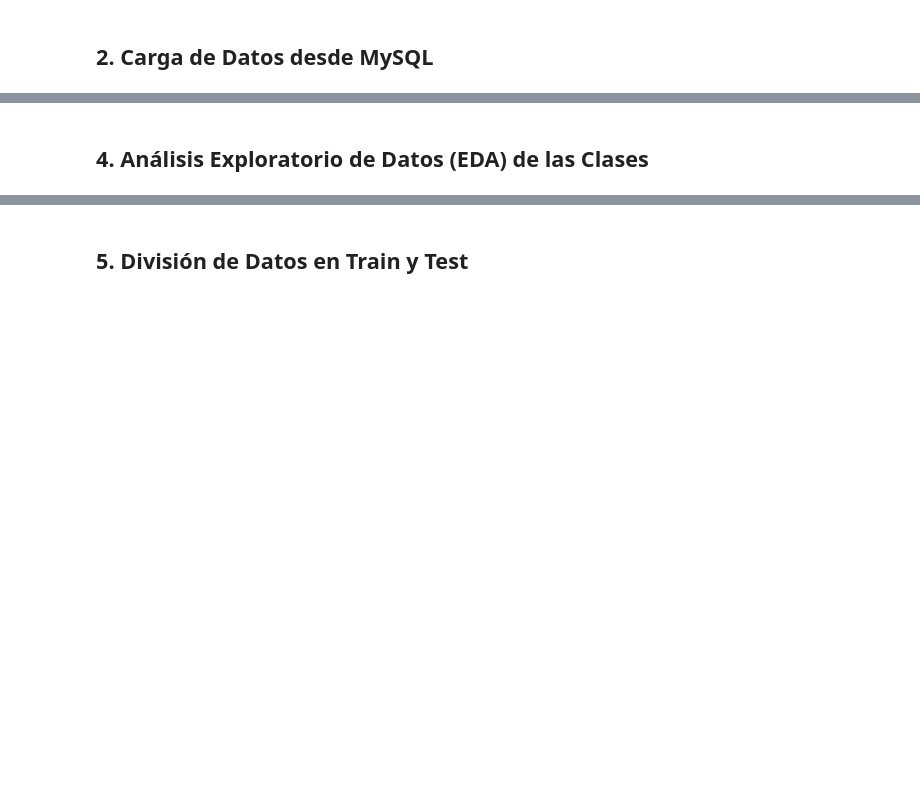
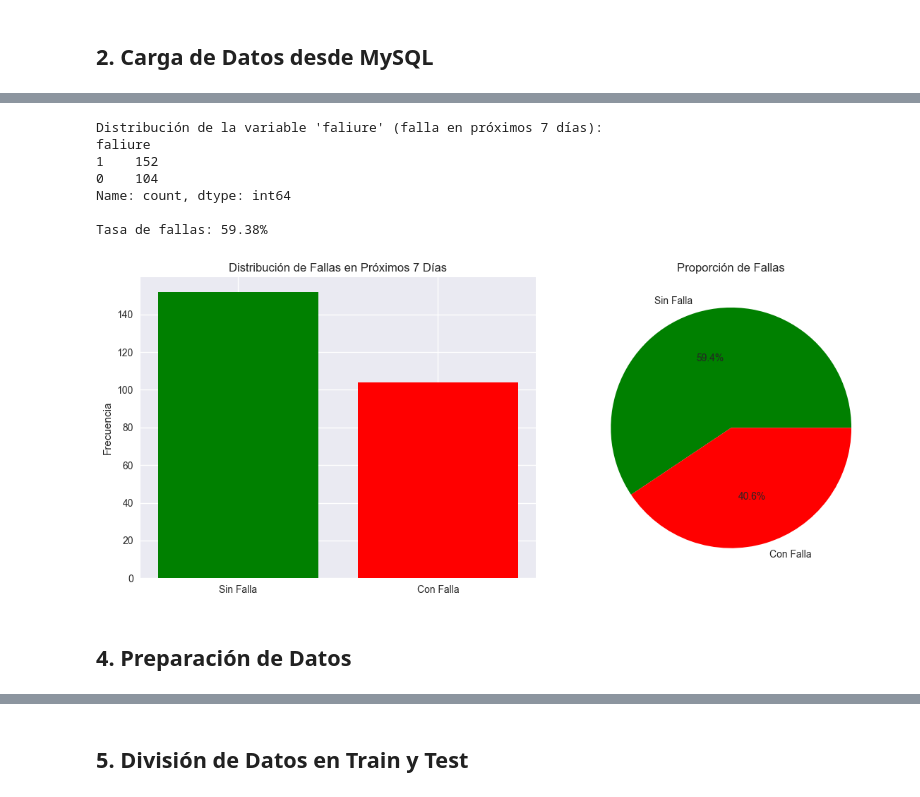
Before and after one commit to carlosrosan/palantir_webapp, a Jupyter notebook: Ingelearn_curso_mtto_predictivo/02_modelos_clasificacion.ipynb, the cells around one changed output, grey strips where cells are left out. Saved outputs shown, nothing was run; the diff lists cells and outputs as text; code cells hidden in the pictures; blank space fills up the shorter version.

```diff
--- a/Ingelearn_curso_mtto_predictivo/02_modelos_clasificacion.ipynb
+++ b/Ingelearn_curso_mtto_predictivo/02_modelos_clasificacion.ipynb
@@ -32,9 +41,6 @@ Librerías importadas correctamente
 # %% [markdown]
 ## 2. Carga de Datos desde MySQL
 # %%
-import mysql.connector
-from mysql.connector import Error
-
 # Configuración de la base de datos
 DB_CONFIG = {
     'host': '127.0.0.1',
@@ -52,6 +58,7 @@ def cargar_datos():
             query = """
             SELECT *
             FROM faliure_probability_base
+            ORDER BY asset_id, reading_date
             """
             df = pd.read_sql(query, connection)
             connection.close()
@@ -65,8 +72,8 @@ df = cargar_datos()
 if df is not None:
     print(f"Datos cargados: {df.shape}")
     print(f"\nColumnas: {list(df.columns)}")
-    #print(f"\nPrimeras filas:")
-    #print(df.head())
+    print(f"\nPrimeras filas:")
+    display(df.head())
 else:
     print("No se pudieron cargar los datos")
 # %% [output]
@@ -149,2 +94,36 @@ Forma de y: (8,)
+# %%
+if df is not None and 'faliure' in df.columns:
+    # Distribución de la variable objetivo
+    print("Distribución de la variable 'faliure' (falla en próximos 7 días):")
+    print(df['faliure'].value_counts())
+    print(f"\nTasa de fallas: {df['faliure'].mean()*100:.2f}%")
+
+    # Visualización
+    fig, axes = plt.subplots(1, 2, figsize=(12, 5))
+
+    # Gráfico de barras
+    faliure_counts = df['faliure'].value_counts()
+    axes[0].bar(['Sin Falla', 'Con Falla'], faliure_counts.values, color=['green', 'red'])
+    axes[0].set_title('Distribución de Fallas en Próximos 7 Días')
+    axes[0].set_ylabel('Frecuencia')
+
+    # Gráfico de pie
+    axes[1].pie(faliure_counts.values, labels=['Sin Falla', 'Con Falla'],
+                autopct='%1.1f%%', colors=['green', 'red'])
+    axes[1].set_title('Proporción de Fallas')
+
+    plt.tight_layout()
+    plt.show()
+else:
+    print("No hay datos o columna 'faliure' no encontrada")
+# %% [output]
+Distribución de la variable 'faliure' (falla en próximos 7 días):
+faliure
+1    152
+0    104
+Name: count, dtype: int64
+
+Tasa de fallas: 59.38%
+[figure, added]
 # %% [markdown]
-## 4. Análisis Exploratorio de Datos (EDA) de las Clases
+## 4. Preparación de Datos
```
Also changed, not shown: parts of 22 cells of this notebook, 11 other files.
